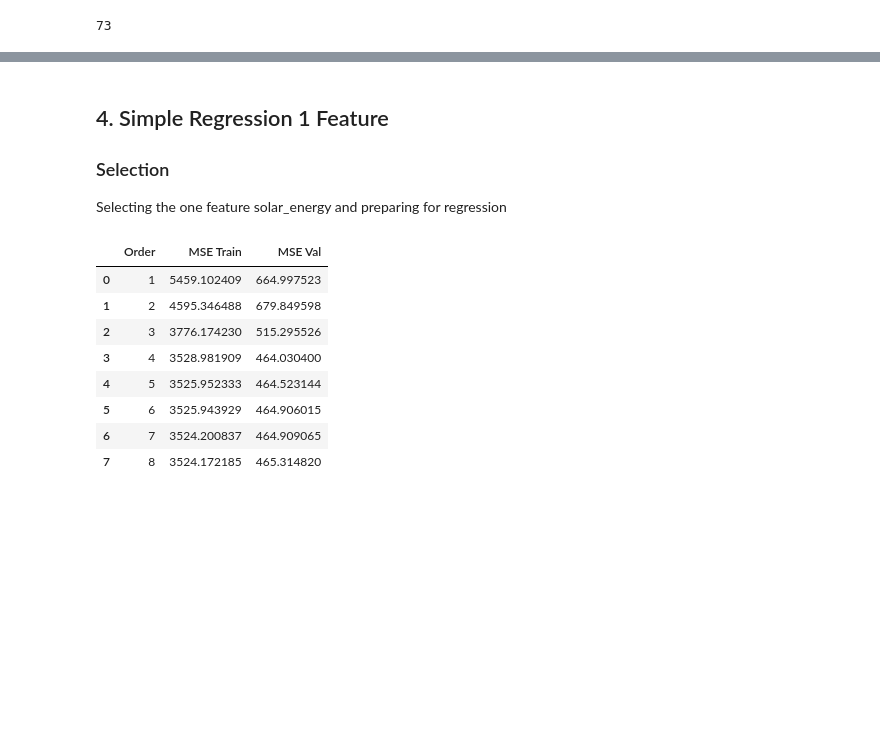
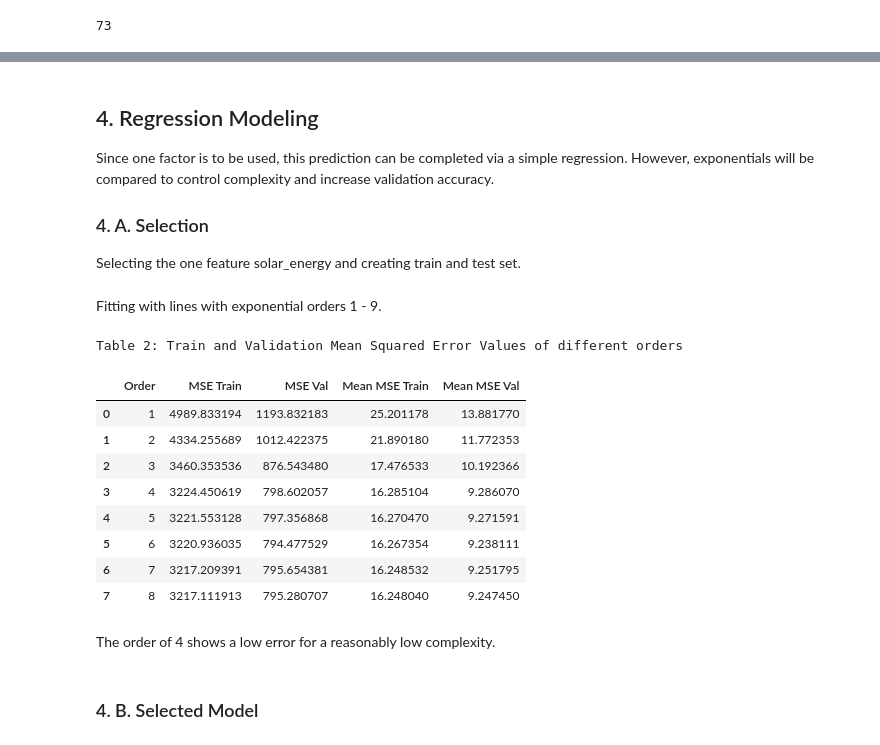
Before and after one commit to TheUkrainian1991/Solar-Charging, a Jupyter notebook: Solar Charge Predictor.ipynb, the cells around one changed output, grey strips where cells are left out. Saved outputs shown, nothing was run; the diff lists cells and outputs as text; code cells hidden in the pictures; blank space fills up the shorter version.

```diff
--- a/Solar Charge Predictor.ipynb
+++ b/Solar Charge Predictor.ipynb
@@ -235,7 +224,8 @@ Figure 5 highlights how random the cloud and precipitation cover correlates with
 # %% [markdown]
-## 4. Simple Regression 1 Feature ##
-### Selection ###
-Selecting the one feature solar_energy and preparing for regression
+## 4. Regression Modeling ##
+Since one factor is to be used, this prediction can be completed via a simple regression. However, exponentials will be compared to control complexity and increase validation accuracy.
+### 4. A. Selection ###
+Selecting the one feature solar_energy and creating train and test set.
 # %%
 from sklearn.model_selection import train_test_split
 
@@ -246,33 +236,47 @@ X = combined["solar_energy"].to_numpy()
 y = combined["charge_to"].to_numpy()
 
 X_train, X_val, y_train, y_val = train_test_split(X,y,test_size=0.3, random_state=2)
+# %% [markdown]
+Fitting with lines with exponential orders 1 - 9.
 # %%
 import numpy as np
+print("Table 2: Train and Validation Mean Squared Error Values of different orders")
+
 
 orders = range(1,9)
 x_LS = np.linspace(1,30,100).T
 
 MSE_Train = dict.fromkeys(orders)
 MSE_Val = dict.fromkeys(orders)
+AMSE_Train = dict.fromkeys(orders)
+AMSE_Val = dict.fromkeys(orders)
 
 for order in orders:
     p = np.poly1d(np.polyfit(X_train, y_train, int(order)))
 
     MSE_Train[order] = np.sum((y_train - p(X_train))**2)/10
     MSE_Val[order] = np.sum((y_val - p(X_val))**2)/20
+    AMSE_Train[order] = MSE_Train[order]/len(X_train)
+    AMSE_Val[order] = MSE_Val[order]/len(X_val)
 
-errors = pd.DataFrame({'Order' : orders, 'MSE Train' : list(MSE_Train.values()), 'MSE Val' : list(MSE_Val.values())})
+errors = pd.DataFrame({'Order' : orders, 'MSE Train' : list(MSE_Train.values()), 'MSE Val' : list(MSE_Val.values()),
+                      'Mean MSE Train' : list(AMSE_Train.values()), 'Mean MSE Val' : list(AMSE_Val.values())})
 errors
 # %% [output]
+Table 2: Train and Validation Mean Squared Error Values of different orders
-|  | Order | MSE Train | MSE Val |
-| 0 | 1 | 5459.102409 | 664.997523 |
-| 1 | 2 | 4595.346488 | 679.849598 |
-| 2 | 3 | 3776.174230 | 515.295526 |
-| 3 | 4 | 3528.981909 | 464.030400 |
-| 4 | 5 | 3525.952333 | 464.523144 |
-| 5 | 6 | 3525.943929 | 464.906015 |
-| 6 | 7 | 3524.200837 | 464.909065 |
-| 7 | 8 | 3524.172185 | 465.314820 |
+|  | Order | MSE Train | MSE Val | Mean MSE Train | Mean MSE Val |
+| 0 | 1 | 4989.833194 | 1193.832183 | 25.201178 | 13.881770 |
+| 1 | 2 | 4334.255689 | 1012.422375 | 21.890180 | 11.772353 |
+| 2 | 3 | 3460.353536 | 876.543480 | 17.476533 | 10.192366 |
+| 3 | 4 | 3224.450619 | 798.602057 | 16.285104 | 9.286070 |
+| 4 | 5 | 3221.553128 | 797.356868 | 16.270470 | 9.271591 |
+| 5 | 6 | 3220.936035 | 794.477529 | 16.267354 | 9.238111 |
+| 6 | 7 | 3217.209391 | 795.654381 | 16.248532 | 9.251795 |
+| 7 | 8 | 3217.111913 | 795.280707 | 16.248040 | 9.247450 |
+# %% [markdown]
+The order of 4 shows a low error for a reasonably low complexity.
+# %% [markdown]
+### 4. B. Selected Model ##
 # %%
 order = 4
 
```
Also changed, not shown: parts of 28 cells of this notebook.
